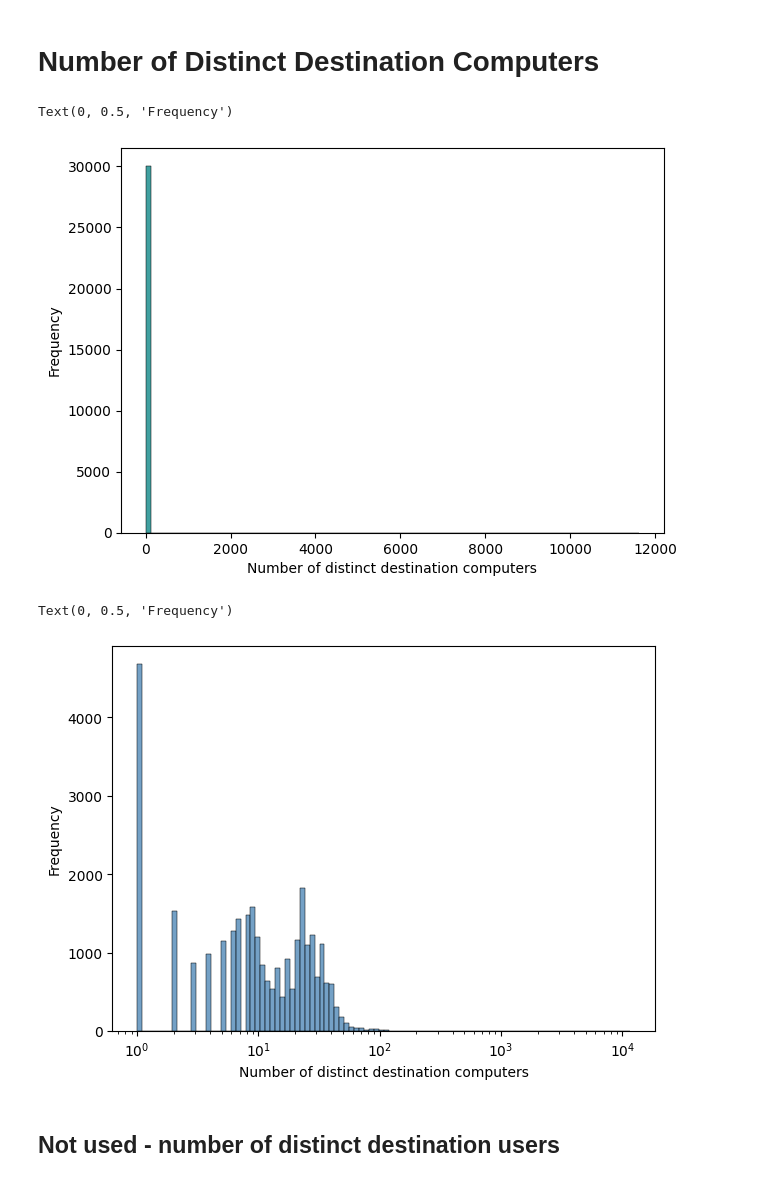
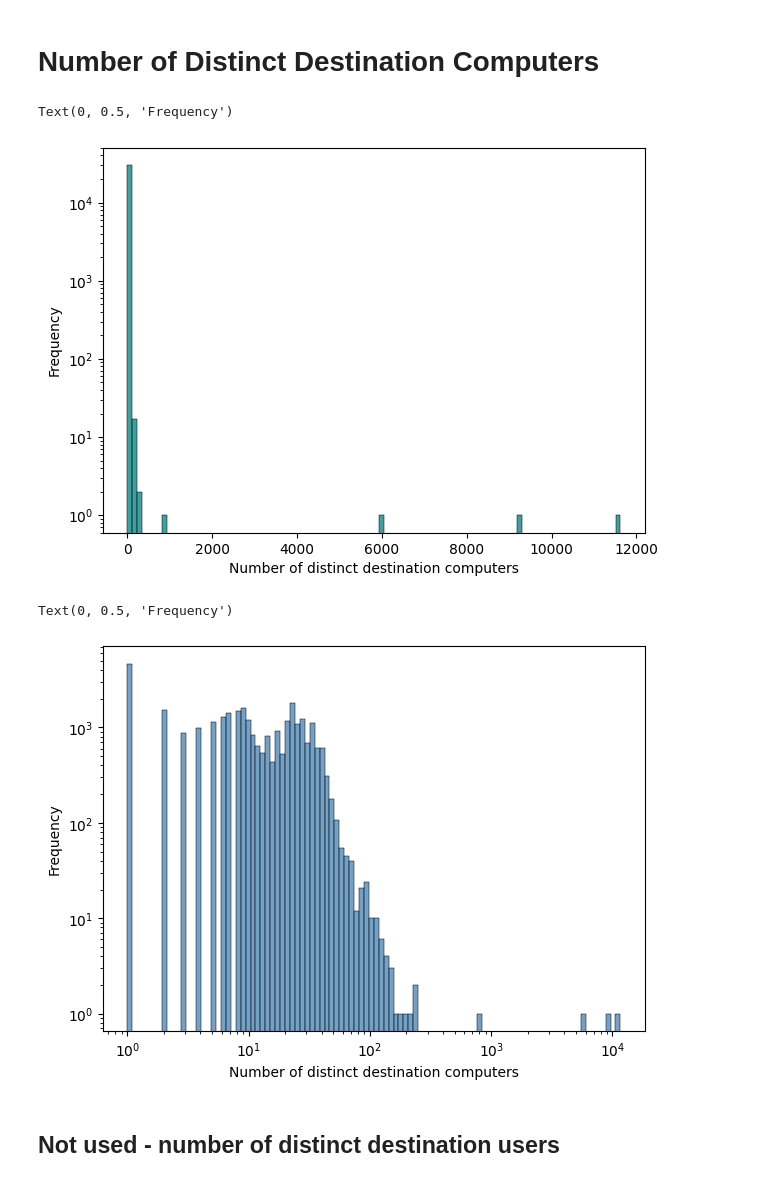
Before and after one commit to Tarun-Rajan99/MSc-Project, a Jupyter notebook: 04_code/feature_construction/feature_selection.ipynb, the cells around one changed output. Cells and saved outputs as stored; diff of their text form; code cells hidden in the pictures.

```diff
--- a/04_code/feature_construction/feature_selection.ipynb
+++ b/04_code/feature_construction/feature_selection.ipynb
@@ -101,22 +104,24 @@ dest_comp_counts = distinct_dest_comps["total"].to_numpy()
 # Distribution of distinct destination computers per user
 fig, ax = plt.subplots(figsize=(7, 5))
 
+ax.set_yscale('log')
 sns.histplot(dest_comp_counts, bins = 100, color = 'teal')
 plt.xlabel('Number of distinct destination computers')
 plt.ylabel('Frequency')
 # %% [output]
 Text(0, 0.5, 'Frequency')
-[figure, old version]
+[figure, new version]
 # %%
 # Distribution of distinct destination computers per user (log-scale)
 fig, ax = plt.subplots(figsize=(7, 5))
 
+ax.set_yscale('log')
 sns.histplot(dest_comp_counts, log_scale=True, bins = 100, color = 'steelblue')
 plt.xlabel('Number of distinct destination computers')
 plt.ylabel('Frequency')
 # %% [output]
 Text(0, 0.5, 'Frequency')
-[figure, old version]
+[figure, new version]
 # %% [markdown]
 ## Not used - number of distinct destination users
 # %%
```
Also changed, not shown: parts of 3 cells of this notebook, 1 other file.
